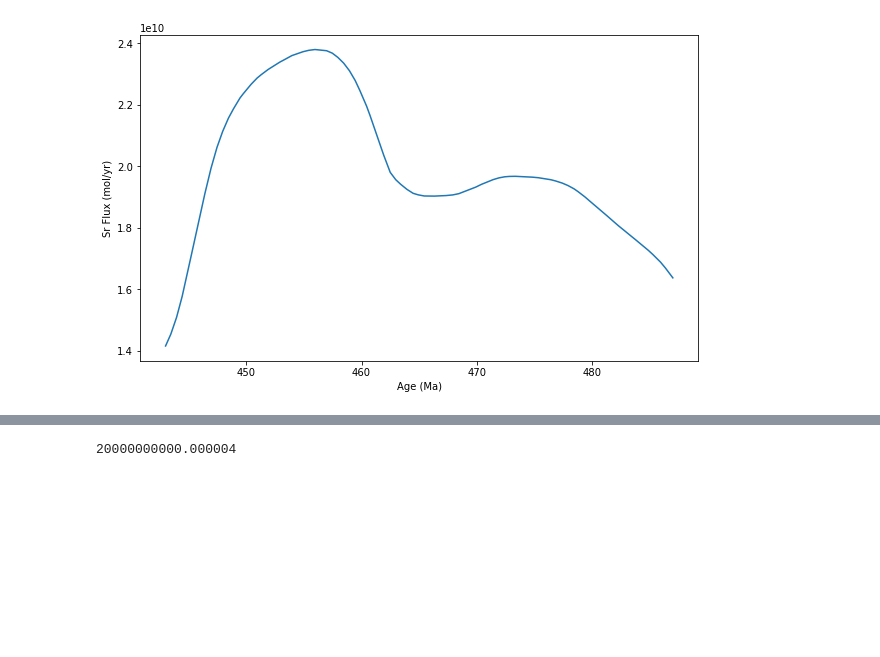
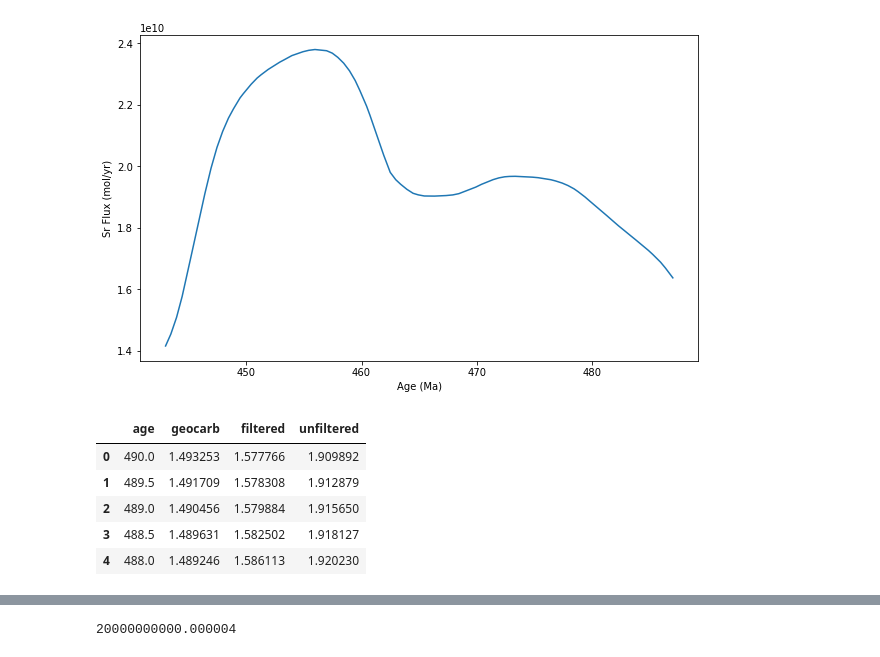
Before and after one commit to datuadiatma/avila_etal_2022, a Jupyter notebook: Notebook/Hydrothermal_Comparison.ipynb, the cells around one changed output, grey strips where cells are left out. Cells and saved outputs as stored; diff of their text form; code cells hidden in the pictures; blank space fills up the shorter version.

```diff
--- a/Notebook/Hydrothermal_Comparison.ipynb
+++ b/Notebook/Hydrothermal_Comparison.ipynb
@@ -80,4 +80,15 @@ plt.ylabel('Sr Flux (mol/yr)')
 # %% [output]
 Text(0, 0.5, 'Sr Flux (mol/yr)')
 [figure]
+# %%
+# Load seafloor production curve from Marcily et al., 2021
+marcily = pd.read_csv('../Data/seafloorprod.csv')
+marcily.head()
+# %% [output]
+|  | age | geocarb | filtered | unfiltered |
+| 0 | 490.0 | 1.493253 | 1.577766 | 1.909892 |
+| 1 | 489.5 | 1.491709 | 1.578308 | 1.912879 |
+| 2 | 489.0 | 1.490456 | 1.579884 | 1.915650 |
+| 3 | 488.5 | 1.489631 | 1.582502 | 1.918127 |
+| 4 | 488.0 | 1.489246 | 1.586113 | 1.920230 |
 # %%
```
Also changed, not shown: parts of 1 cell of this notebook, 2 other files.
